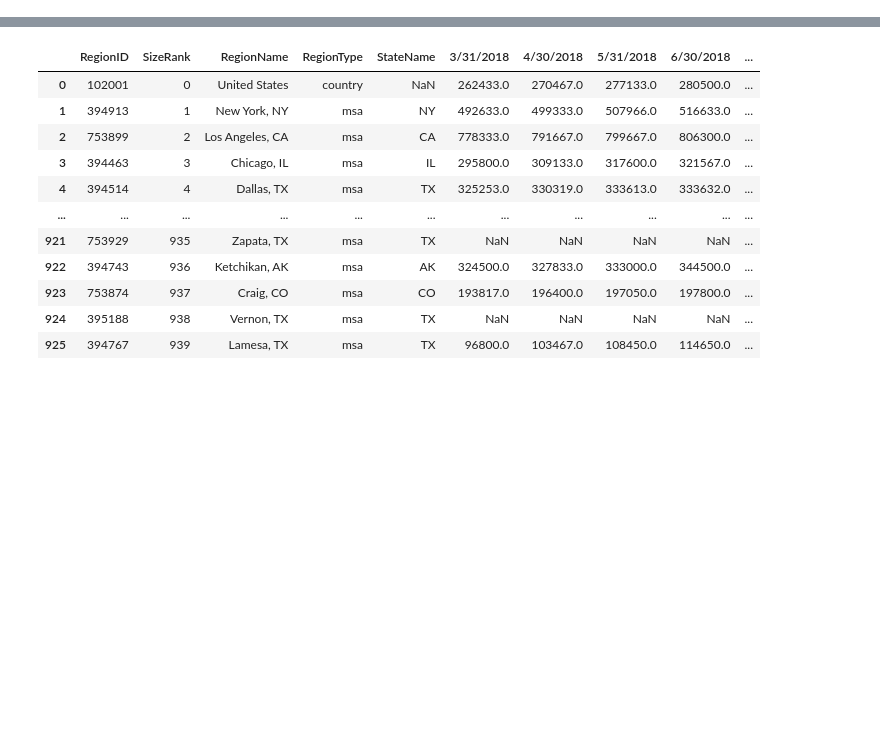
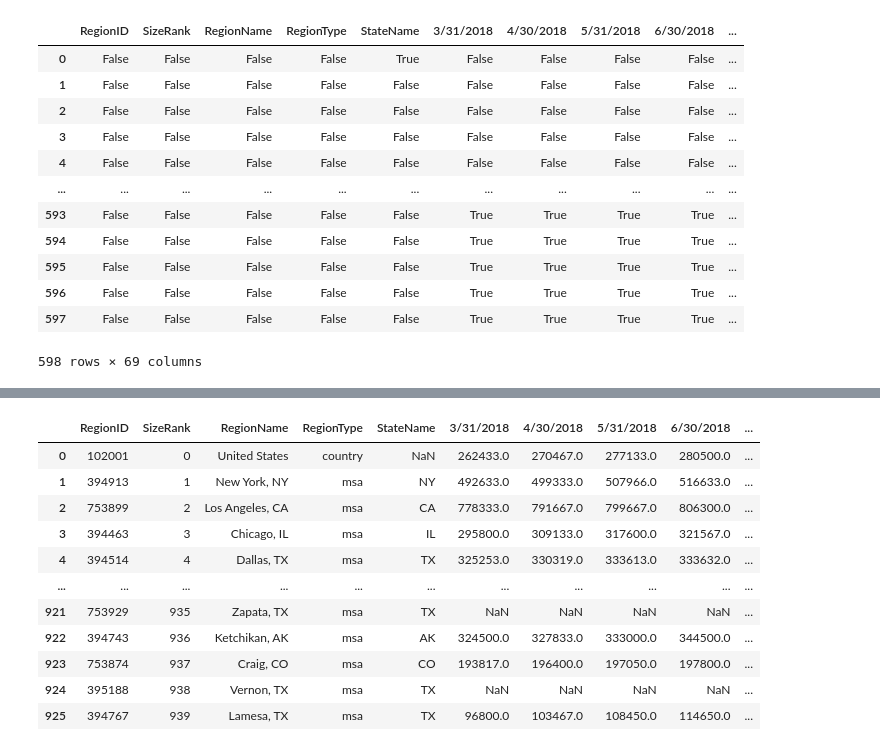
Before and after one commit to TARUNABANSALA/Zillow-Market-Analysis, a Jupyter notebook: Zillow_market_analysis.ipynb, the cells around one changed output, grey strips where cells are left out. Cells and saved outputs as stored; diff of their text form; code cells hidden in the pictures; blank space fills up the shorter version.

```diff
--- a/Zillow_market_analysis.ipynb
+++ b/Zillow_market_analysis.ipynb
@@ -26,0 +27,18 @@ Sale_price_zillow_df
+# %%
+# Check for NaN values
+nan_check = Sale_price_zillow_df.isna()
+nan_check
+# %% [output]
+|  | RegionID | SizeRank | RegionName | RegionType | StateName | 3/31/2018 | 4/30/2018 | 5/31/2018 | 6/30/2018 | ... |
+| 0 | False | False | False | False | True | False | False | False | False | ... |
+| 1 | False | False | False | False | False | False | False | False | False | ... |
+| 2 | False | False | False | False | False | False | False | False | False | ... |
+| 3 | False | False | False | False | False | False | False | False | False | ... |
+| 4 | False | False | False | False | False | False | False | False | False | ... |
+| ... | ... | ... | ... | ... | ... | ... | ... | ... | ... | ... |
+| 593 | False | False | False | False | False | True | True | True | True | ... |
+| 594 | False | False | False | False | False | True | True | True | True | ... |
+| 595 | False | False | False | False | False | True | True | True | True | ... |
+| 596 | False | False | False | False | False | True | True | True | True | ... |
+| 597 | False | False | False | False | False | True | True | True | True | ... |
+598 rows × 69 columns
```
Also changed, not shown: parts of 6 cells of this notebook, 1 other file.
